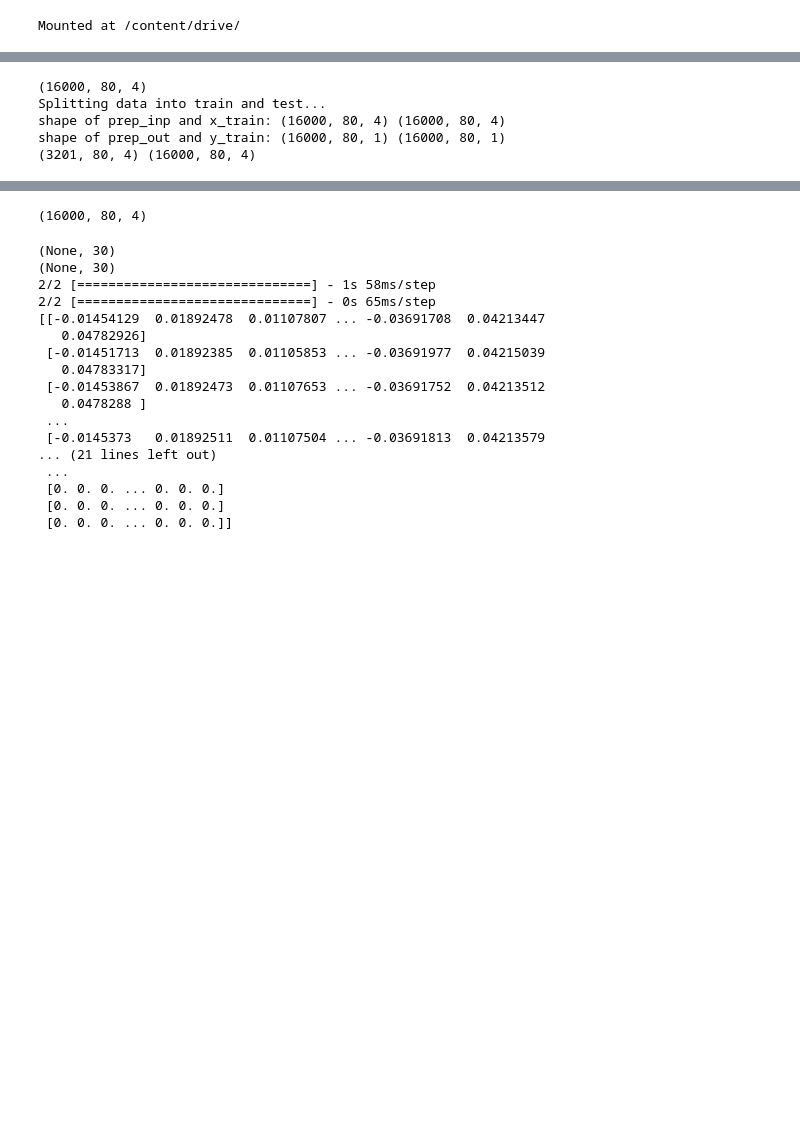
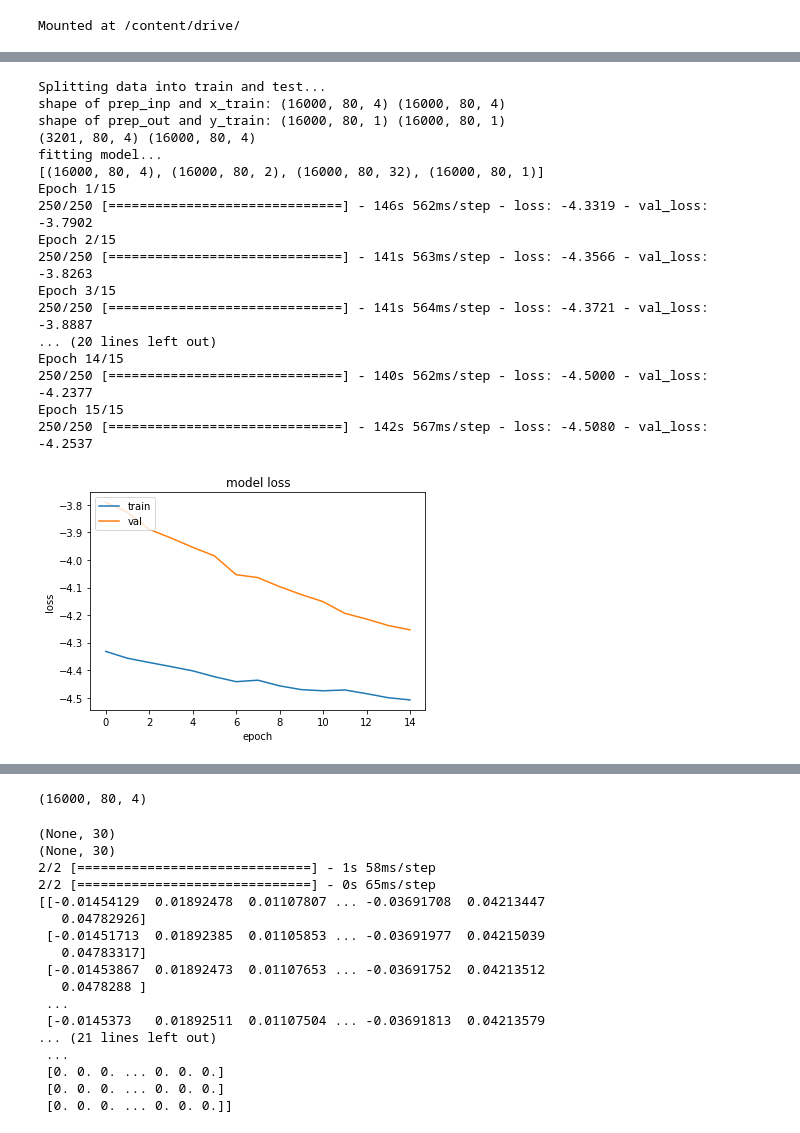
Before and after one commit to Chacon-Miguel/TESS-ZTF-Light-Curve-Classifier, a Jupyter notebook: sc_training_with_sim_data.ipynb, the cells around one changed output, grey strips where cells are left out. Cells and saved outputs as stored; diff of their text form; code cells hidden in the pictures; blank space fills up the shorter version.

```diff
--- a/sc_training_with_sim_data.ipynb
+++ b/sc_training_with_sim_data.ipynb
@@ -546,24 +507,37 @@ WARNING:tensorflow:Layer gru6 will not use cuDNN kernels since it doesn't meet t
 # %%
-print(vae.prepared_data.shape)
+# print(vae.prepared_data.shape)
 x_train, x_test, y_train, y_test = vae.split_prep_data()
 print(x_test.shape, x_train.shape)
 check_pt_path = path_to_module + "chck_pts_sim/8_classes/masking/"
 
 # training loop:
 # after training model for 20 epochs, save it. Do this 25 iterations to train for 500 epochs
 # optimizer = tf.keras.optimizers.Adam(clipvalue = 1.0)
-# vae.compile(optimizer=vae.optimizer, loss = vae.reconstruction_loss)
-# vae.epochs = 5
-# sess = keras.backend.get_session()
-# for check_pt_numb in range(502, 503):
-#   vae.train_model(x_train, x_test, y_train, y_test)
-#   vae.save(check_pt_path + 'ckpt_' + str(check_pt_numb))
+vae.compile(optimizer=vae.optimizer, loss = vae.reconstruction_loss)
+vae.epochs = 15
+sess = keras.backend.get_session()
+for check_pt_numb in range(502, 503):
+  vae.train_model(x_train, x_test, y_train, y_test)
+  # vae.save(check_pt_path + 'ckpt_' + str(check_pt_numb))
 # %% [output]
-(16000, 80, 4)
 Splitting data into train and test...
 shape of prep_inp and x_train: (16000, 80, 4) (16000, 80, 4)
 shape of prep_out and y_train: (16000, 80, 1) (16000, 80, 1)
 (3201, 80, 4) (16000, 80, 4)
+fitting model...
+[(16000, 80, 4), (16000, 80, 2), (16000, 80, 32), (16000, 80, 1)]
+Epoch 1/15
+250/250 [==============================] - 146s 562ms/step - loss: -4.3319 - val_loss: -3.7902
+Epoch 2/15
+250/250 [==============================] - 141s 563ms/step - loss: -4.3566 - val_loss: -3.8263
+Epoch 3/15
+250/250 [==============================] - 141s 564ms/step - loss: -4.3721 - val_loss: -3.8887
+... (20 lines left out)
+Epoch 14/15
+250/250 [==============================] - 140s 562ms/step - loss: -4.5000 - val_loss: -4.2377
+Epoch 15/15
+250/250 [==============================] - 142s 567ms/step - loss: -4.5080 - val_loss: -4.2537
+[figure, added]
 # %%
 # test the trained model
 x_train, x_test, y_train, y_test = vae.split_prep_data()
```
Also changed, not shown: parts of 10 cells of this notebook.
